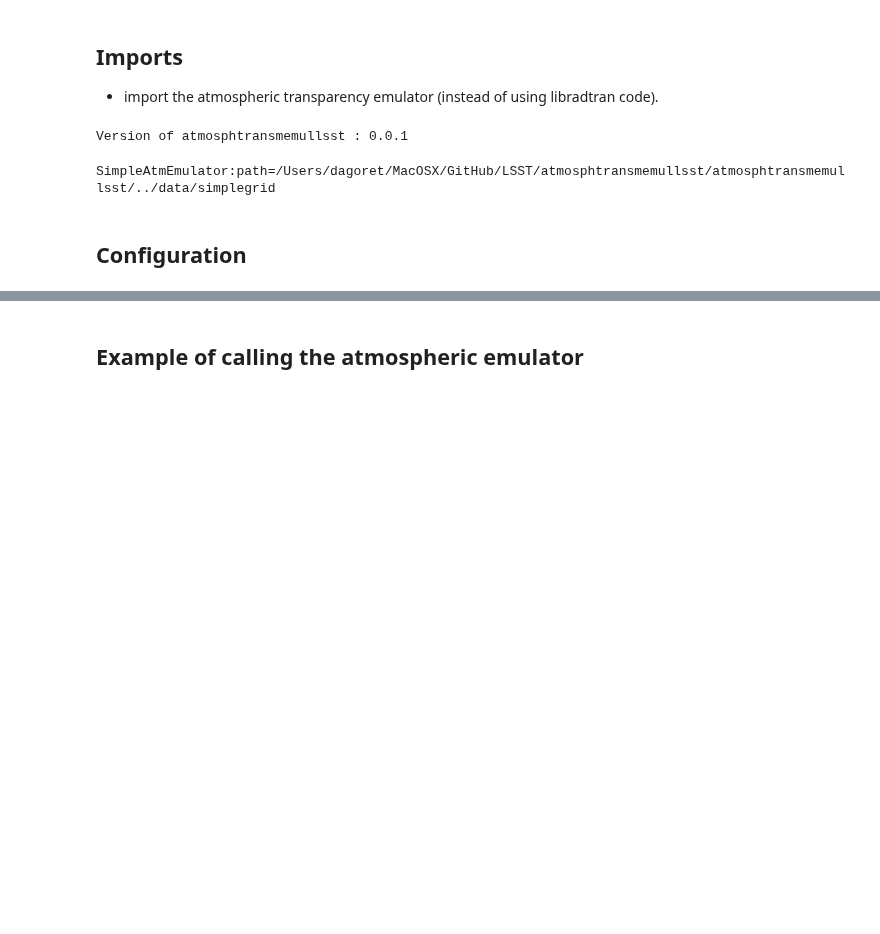
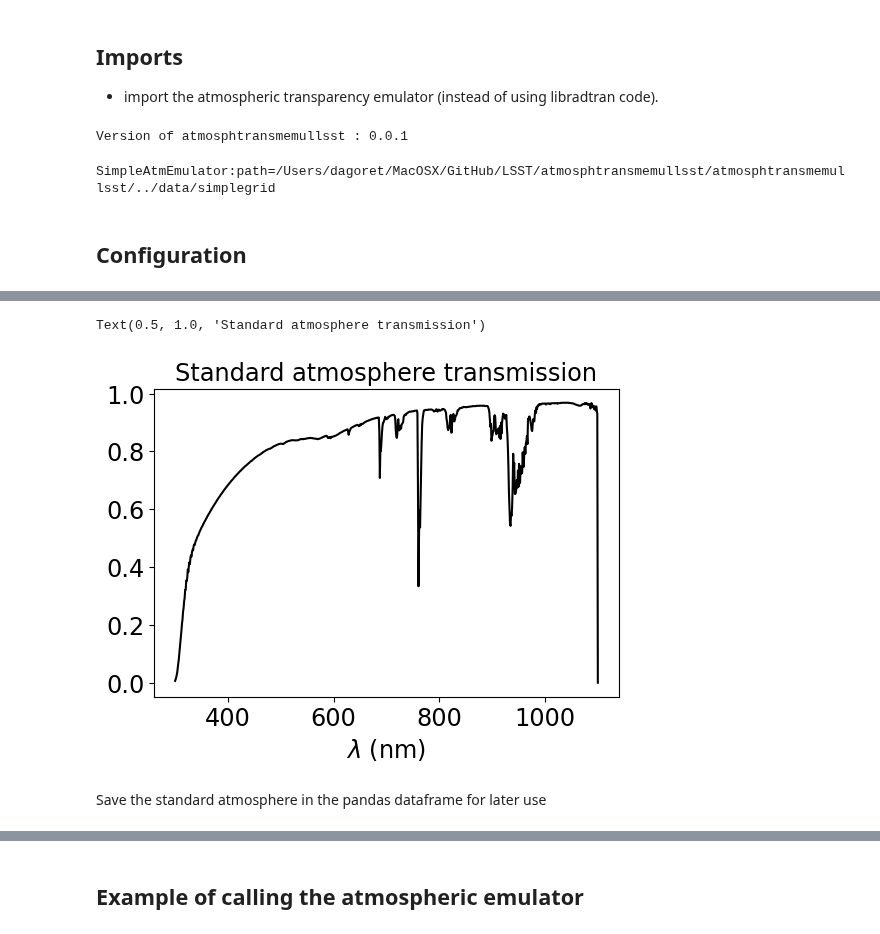
Before and after one commit to sylvielsstfr/RubinLSSTPhotometricCorrTuto, a Jupyter notebook: notebooks/01_AtmosphericParamExtraction/01a_IntroAtmosphericTransparency.ipynb, the cells around one changed output, grey strips where cells are left out. Cells and saved outputs as stored; diff of their text form; code cells hidden in the pictures; blank space fills up the shorter version.

```diff
--- a/notebooks/01_AtmosphericParamExtraction/01a_IntroAtmosphericTransparency.ipynb
+++ b/notebooks/01_AtmosphericParamExtraction/01a_IntroAtmosphericTransparency.ipynb
@@ -41,0 +134,10 @@ WL = emul.GetWL()
+# %%
+fig, axs = plt.subplots(1,1,figsize=(6,4))
+axs.plot(WL,transm_atm_std,'k-')
+axs.set_xlabel("$\\lambda$ (nm)")
+axs.set_title("Standard atmosphere transmission")
+# %% [output]
+Text(0.5, 1.0, 'Standard atmosphere transmission')
+[figure, added]
+# %% [markdown]
+Save the standard atmosphere in the pandas dataframe for later use
```
Also changed, not shown: parts of 46 cells of this notebook.
